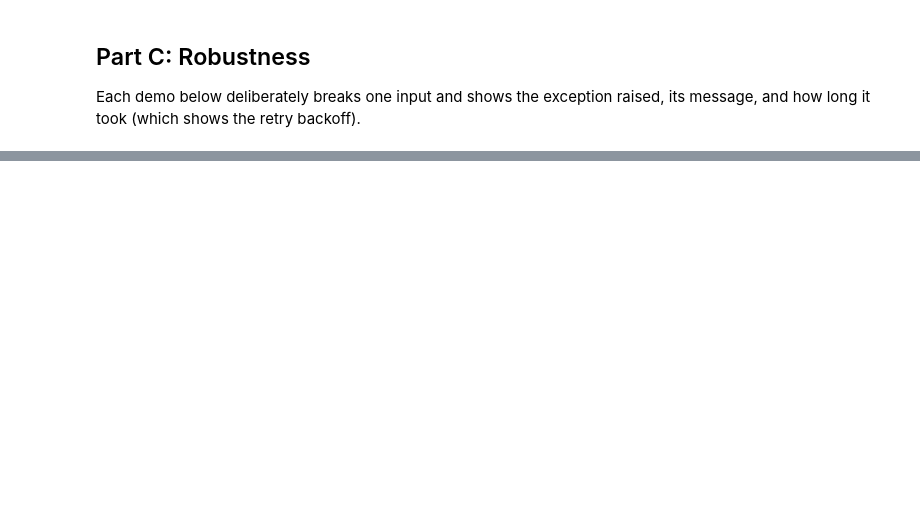
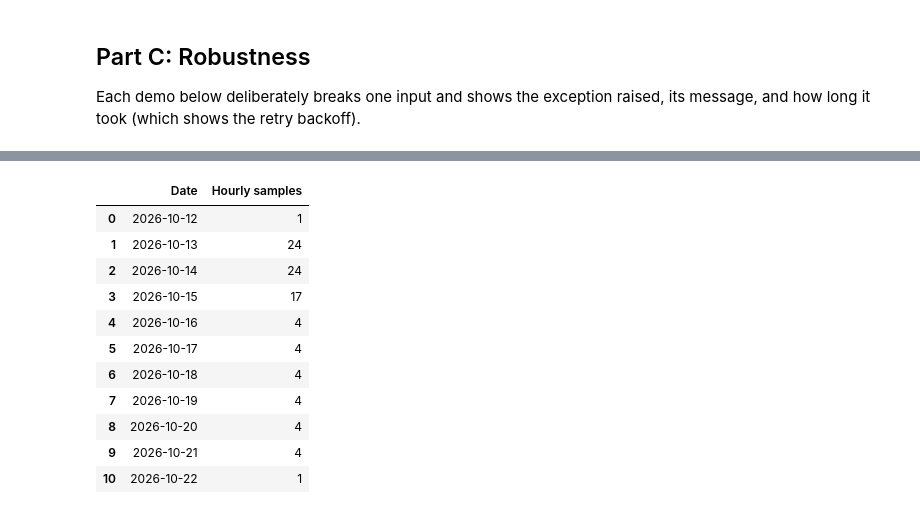
Before and after one commit to 36987-scov/oop-python-assignment2, a Jupyter notebook: notebooks/project1_weather.ipynb, the cells around one changed output, grey strips where cells are left out. Cells and saved outputs as stored; diff of their text form; code cells hidden in the pictures; blank space fills up the shorter version.

```diff
--- a/notebooks/project1_weather.ipynb
+++ b/notebooks/project1_weather.ipynb
@@ -291,0 +292,15 @@ Open-Meteo vs MET Norway. Data: Open-Meteo.com; MET Norway (CC BY 4.0)
+# %%
+met_df[["Date", "Hourly samples"]]
+# %% [output]
+|  | Date | Hourly samples |
+| 0 | 2026-10-12 | 1 |
+| 1 | 2026-10-13 | 24 |
+| 2 | 2026-10-14 | 24 |
+| 3 | 2026-10-15 | 17 |
+| 4 | 2026-10-16 | 4 |
+| 5 | 2026-10-17 | 4 |
+| 6 | 2026-10-18 | 4 |
+| 7 | 2026-10-19 | 4 |
+| 8 | 2026-10-20 | 4 |
+| 9 | 2026-10-21 | 4 |
+| 10 | 2026-10-22 | 1 |
```
Also changed, not shown: parts of 14 cells of this notebook.
